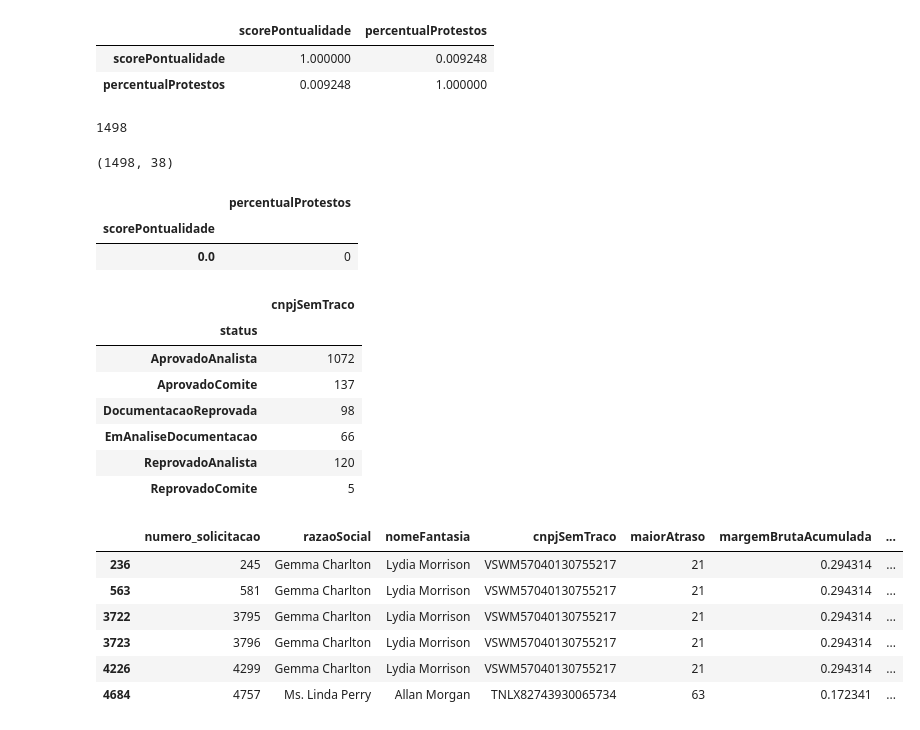
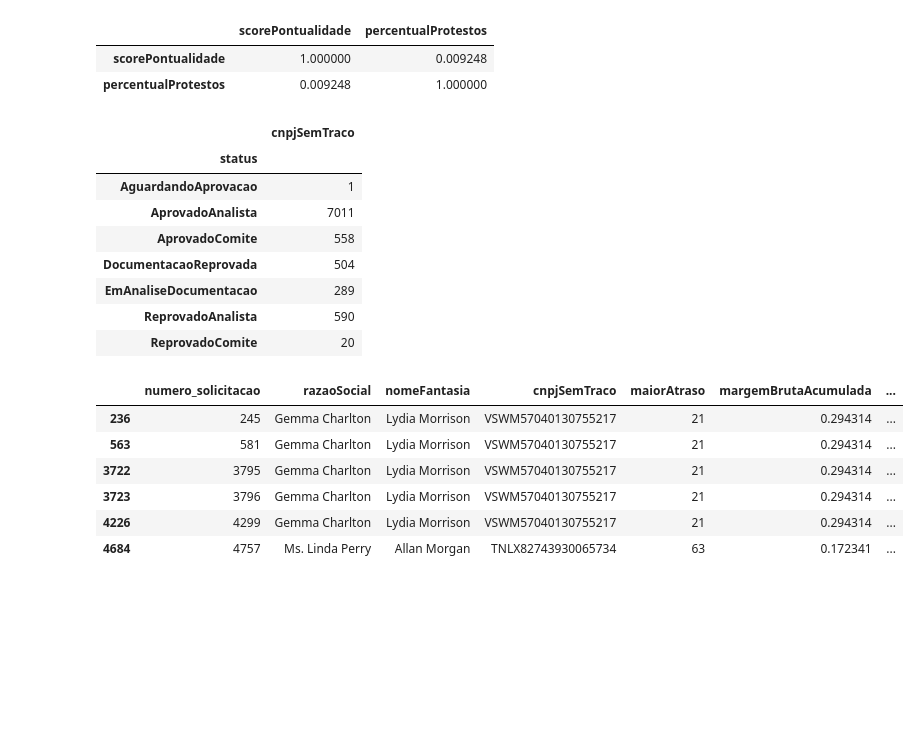
Before and after one commit to bartiralira/bootcampIA, a Jupyter notebook: BootCamp1.ipynb, the cells around one changed output. Saved outputs shown, nothing was run; the diff lists cells and outputs as text; code cells hidden in the pictures; blank space fills up the shorter version.

```diff
--- a/BootCamp1.ipynb
+++ b/BootCamp1.ipynb
@@ -175,7 +189,3 @@ dfo[["scorePontualidade","percentualProtestos"]].corr()
 |  | scorePontualidade | percentualProtestos |
 | scorePontualidade | 1.000000 | 0.009248 |
 | percentualProtestos | 0.009248 | 1.000000 |
-# %%
-dfo.percentualProtestos.isnull().sum()
-# %% [output]
-1498
@@ -185,24 +192,15 @@ a=dfo.loc[pd.isnull(dfo.percentualProtestos)]
-# %%
-a.shape
-# %% [output]
-(1498, 38)
 # %%
-a.groupby("scorePontualidade").agg({"percentualProtestos":"count"})
+dfo.groupby("status").agg({"cnpjSemTraco":"count"})
 # %% [output]
-|  | percentualProtestos |
-| scorePontualidade |  |
-| 0.0 | 0 |
+|  | cnpjSemTraco |
+| status |  |
+| AguardandoAprovacao | 1 |
+| AprovadoAnalista | 7011 |
+| AprovadoComite | 558 |
+| DocumentacaoReprovada | 504 |
+| EmAnaliseDocumentacao | 289 |
+| ReprovadoAnalista | 590 |
+| ReprovadoComite | 20 |
-# %%
-a.groupby("status").agg({"cnpjSemTraco":"count"})
-# %% [output]
-|  | cnpjSemTraco |
-| status |  |
-| AprovadoAnalista | 1072 |
-| AprovadoComite | 137 |
-| DocumentacaoReprovada | 98 |
-| EmAnaliseDocumentacao | 66 |
-| ReprovadoAnalista | 120 |
-| ReprovadoComite | 5 |
 # %%
 dfo[(dfo["percentualProtestos"]>15)]
 # %% [output]
```
Also changed, not shown: parts of 32 cells of this notebook.
